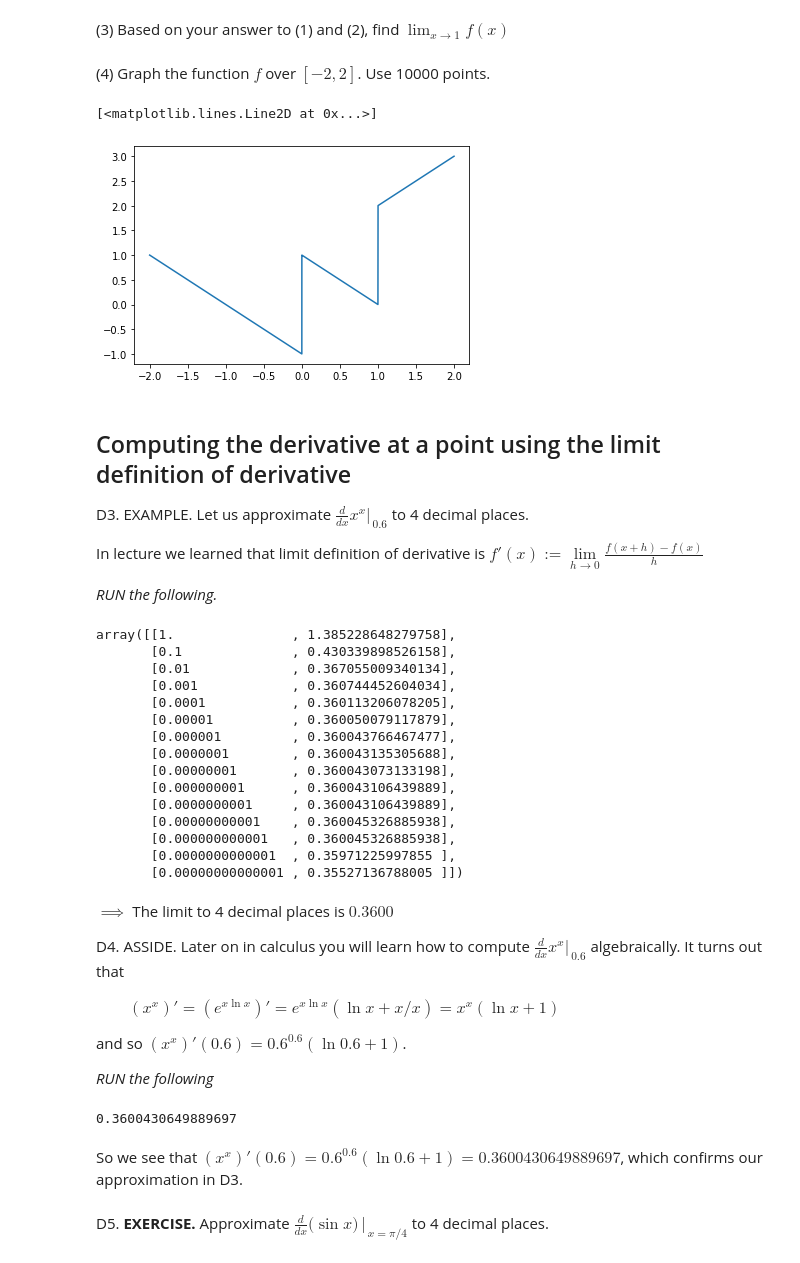
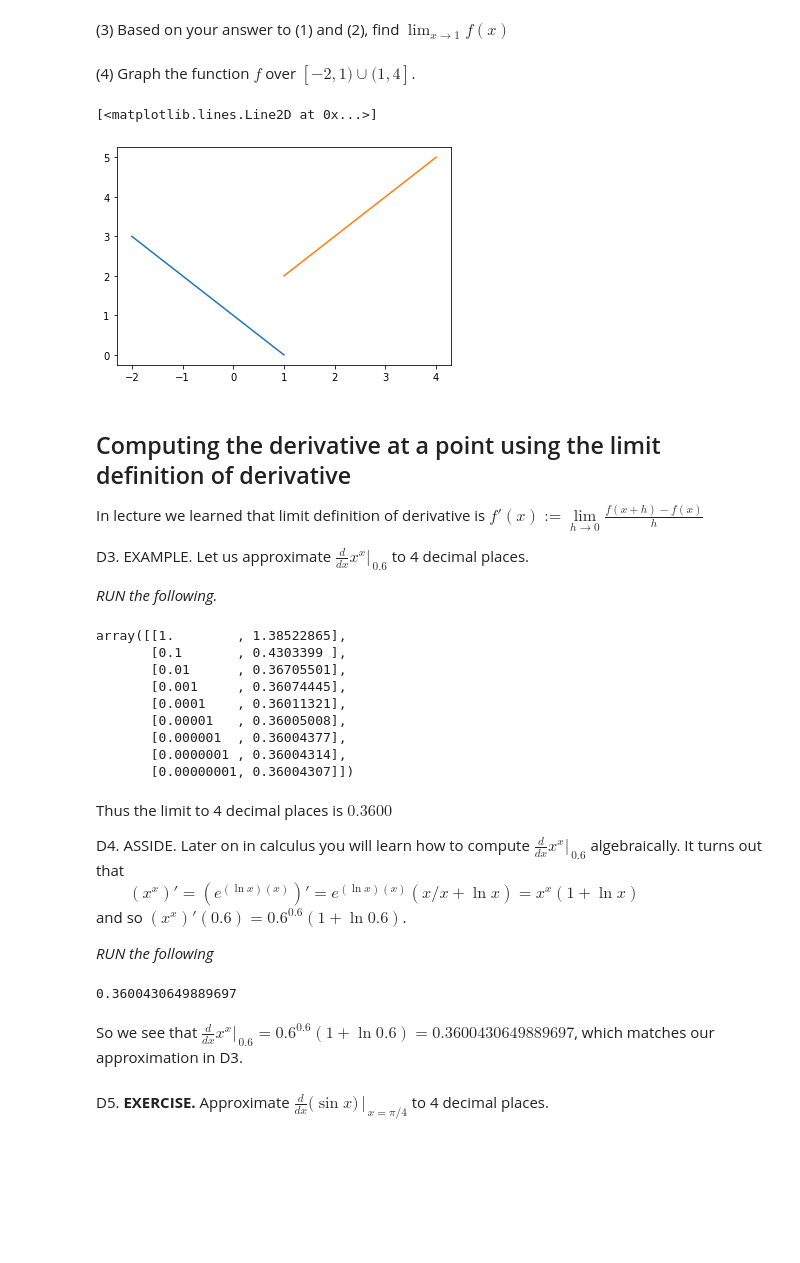
Before and after one commit to AnnieBMCC/pycalclab, a Jupyter notebook: mat301d-soln.ipynb, the cells around one changed output. Saved outputs shown, nothing was run; the diff lists cells and outputs as text; code cells hidden in the pictures; blank space fills up the shorter version.

```diff
--- a/mat301d-soln.ipynb
+++ b/mat301d-soln.ipynb
@@ -24,9 +23,9 @@ $f(x) = \frac{x\sqrt{(x-1)^2}}{x-1} + \frac{\sqrt{x^2}}x$
 # (1) TYPE YOUR CODE:
 
 def f(x):
-    return x*sqrt((x-1)**2)/(x-1) + sqrt(x**2)/x
+    return (x**2 - x)/sqrt((x-1)**2) + 1
 
-x = 1 + 0.1**r_[1:10]
+x = 1 + 0.1**r_[1:8]
 c_[x,f(x)]
 
 # RECORD YOUR ANSWER: the limit is 2
@@ -64,59 +59,54 @@ array([[0.9        , 0.1        ],
 # %%
 # (3) RECORD YOUR ANSWER: the limit does not exist
 # %% [markdown]
-(4) Graph the function $f$ over $[-2,2]$. Use 10000 points.
+(4) Graph the function $f$ over $[-2,1)\cup(1,4]$.
 # %%
 # (4) TYPE YOUR CODE:
 
-x = linspace(-2,2,10000)
+x = linspace(-2,0.9999)
 plot(x,f(x))
+
+x = linspace(1.0001,4)
+plot(x,f(x))
 # %% [output]
 [<matplotlib.lines.Line2D at 0x...>]
-[figure, old version]
+[figure, new version]
 # %% [markdown]
 ## Computing the derivative at a point using the limit definition of derivative
+
+In lecture we learned that limit definition of derivative is
+$f'(x) := \lim\limits_{h\to0} \frac{f(x+h)-f(x)}h$
 
 D3. <a id='D3'></a>EXAMPLE. Let us approximate
 $\frac d{dx} x^x\big|_{\,0.6}$
 to 4 decimal places.
 
-In lecture we learned that limit definition of derivative is
-$f'(x) := \lim\limits_{h\to0} \frac{f(x+h)-f(x)}h$
-
 _RUN the following._
 # %%
 def f(x): return x**x
 
 x = 0.6
-h = 0.1 ** r_[:15]  # = array of numbers going to 0
+h = 0.1 ** r_[:9]   # = array of numbers going to 0
 m = (f(x+h)-f(x))/h
 c_[h,m]             # make a table
 # %% [output]
-array([[1.               , 1.385228648279758],
-       [0.1              , 0.430339898526158],
-       [0.01             , 0.367055009340134],
-       [0.001            , 0.360744452604034],
-       [0.0001           , 0.360113206078205],
-       [0.00001          , 0.360050079117879],
-       [0.000001         , 0.360043766467477],
-       [0.0000001        , 0.360043135305688],
-       [0.00000001       , 0.360043073133198],
-       [0.000000001      , 0.360043106439889],
-       [0.0000000001     , 0.360043106439889],
-       [0.00000000001    , 0.360045326885938],
-       [0.000000000001   , 0.360045326885938],
-       [0.0000000000001  , 0.35971225997855 ],
-       [0.00000000000001 , 0.35527136788005 ]])
+array([[1.        , 1.38522865],
+       [0.1       , 0.4303399 ],
+       [0.01      , 0.36705501],
+       [0.001     , 0.36074445],
+       [0.0001    , 0.36011321],
+       [0.00001   , 0.36005008],
+       [0.000001  , 0.36004377],
+       [0.0000001 , 0.36004314],
+       [0.00000001, 0.36004307]])
 # %% [markdown]
-$\implies$ The limit to 4 decimal places is $\boxed{0.3600}$
+Thus the limit to 4 decimal places is $0.3600$
 
 D4. ASSIDE.
 Later on in calculus you will learn how to compute $\frac d{dx} x^x\big|_{\,0.6}$ algebraically.
 It turns out that
-
-$\qquad (x^x)' = (e^{x\ln x})' = e^{x\ln x}(\ln x + x/x) = x^x(\ln x + 1)$
-
-and so $(x^x)'(0.6) = 0.6^{0.6}(\ln0.6 + 1)$.
+$\qquad (x^x)' = (e^{(\ln x)(x)})' = e^{(\ln x)(x)}(x/x + \ln x) = x^x(1 + \ln x)$
+and so $(x^x)'(0.6) = 0.6^{0.6}(1 + \ln0.6)$.
 
 _RUN the following_
 # %%
@@ -124,7 +114,7 @@ _RUN the following_
 # %% [output]
 0.3600430649889697
 # %% [markdown]
-So we see that $(x^x)'(0.6) = 0.6^{0.6}(\ln0.6 + 1) = 0.3600430649889697$, which confirms our approximation in D3.
+So we see that $\frac d{dx} x^x\big|_{\,0.6} = 0.6^{0.6}(1 + \ln0.6) = 0.3600430649889697$, which matches our approximation in D3.
 # %% [markdown]
 D5. <a id='D5'></a>**EXERCISE.** Approximate
 $\frac d{dx}\big(\sin x\big)\,\bigg|_{\textstyle\,x = \pi/4}$
```
Also changed, not shown: parts of 47 cells of this notebook, 3 other files.
